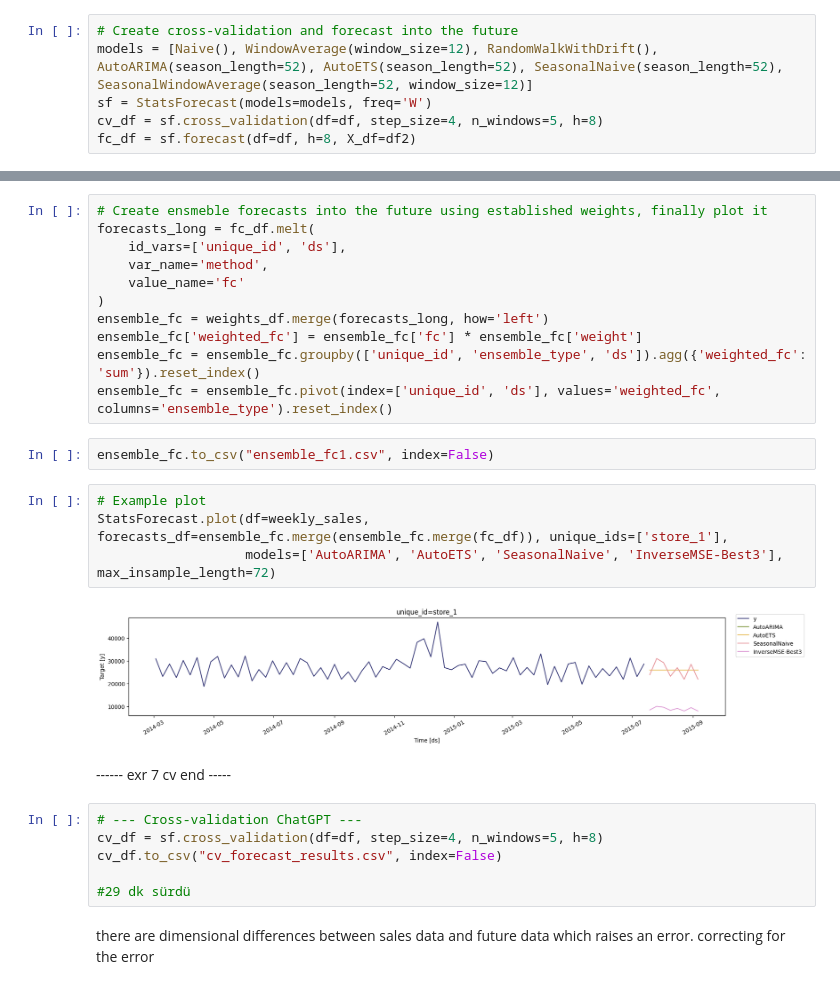
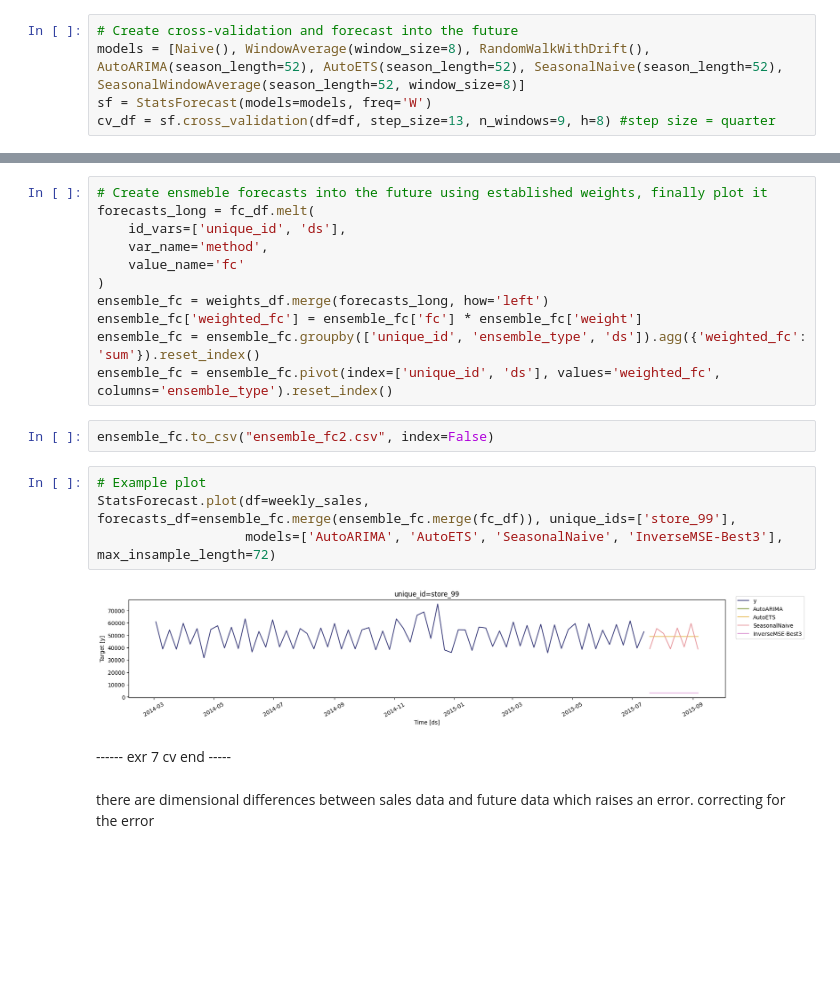
Before and after one commit to YL-6/BF-final, a Jupyter notebook: Sila.3.ipynb, the cells around one changed output, grey strips where cells are left out. Cells and saved outputs as stored; diff of their text form; blank space fills up the shorter version.

```diff
--- a/Sila.3.ipynb
+++ b/Sila.3.ipynb
@@ -169,7 +302,6 @@ Final X_df shape: (792, 14)
 Cross v.  from exr. 7
 # %%
 # Create cross-validation and forecast into the future
-models = [Naive(), WindowAverage(window_size=12), RandomWalkWithDrift(), AutoARIMA(season_length=52), AutoETS(season_length=52), SeasonalNaive(season_length=52), SeasonalWindowAverage(season_length=52, window_size=12)]
+models = [Naive(), WindowAverage(window_size=8), RandomWalkWithDrift(), AutoARIMA(season_length=52), AutoETS(season_length=52), SeasonalNaive(season_length=52), SeasonalWindowAverage(season_length=52, window_size=8)]
 sf = StatsForecast(models=models, freq='W')
-cv_df = sf.cross_validation(df=df, step_size=4, n_windows=5, h=8)
-fc_df = sf.forecast(df=df, h=8, X_df=df2)
+cv_df = sf.cross_validation(df=df, step_size=13, n_windows=9, h=8) #step size = quarter
@@ -265,21 +413,15 @@ ensemble_fc['weighted_fc'] = ensemble_fc['fc'] * ensemble_fc['weight']
 ensemble_fc = ensemble_fc.groupby(['unique_id', 'ensemble_type', 'ds']).agg({'weighted_fc': 'sum'}).reset_index()
 ensemble_fc = ensemble_fc.pivot(index=['unique_id', 'ds'], values='weighted_fc', columns='ensemble_type').reset_index()
 # %%
-ensemble_fc.to_csv("ensemble_fc1.csv", index=False)
+ensemble_fc.to_csv("ensemble_fc2.csv", index=False)
 # %%
 # Example plot
-StatsForecast.plot(df=weekly_sales, forecasts_df=ensemble_fc.merge(ensemble_fc.merge(fc_df)), unique_ids=['store_1'],
+StatsForecast.plot(df=weekly_sales, forecasts_df=ensemble_fc.merge(ensemble_fc.merge(fc_df)), unique_ids=['store_99'],
                    models=['AutoARIMA', 'AutoETS', 'SeasonalNaive', 'InverseMSE-Best3'], max_insample_length=72)
 # %% [output]
-[figure, old version]
+[figure, new version]
 # %% [markdown]
 ------ exr 7 cv end -----
-# %%
-# --- Cross-validation ChatGPT ---
-cv_df = sf.cross_validation(df=df, step_size=4, n_windows=5, h=8)
-cv_df.to_csv("cv_forecast_results.csv", index=False)
-
-#29 dk sürdü
 # %% [markdown]
 there are dimensional differences between sales data and future data which raises an error. correcting for the error
 # %%
```
Also changed, not shown: parts of 23 cells of this notebook.
